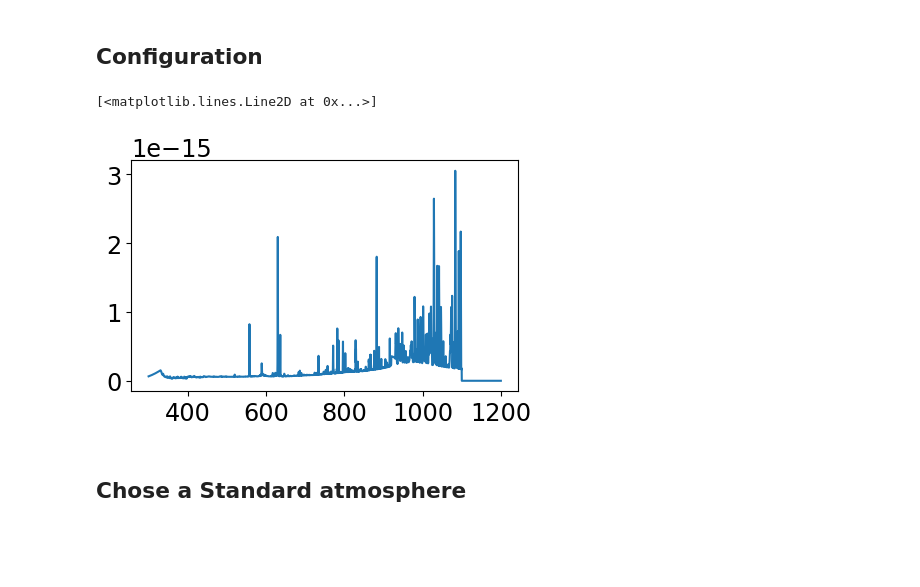
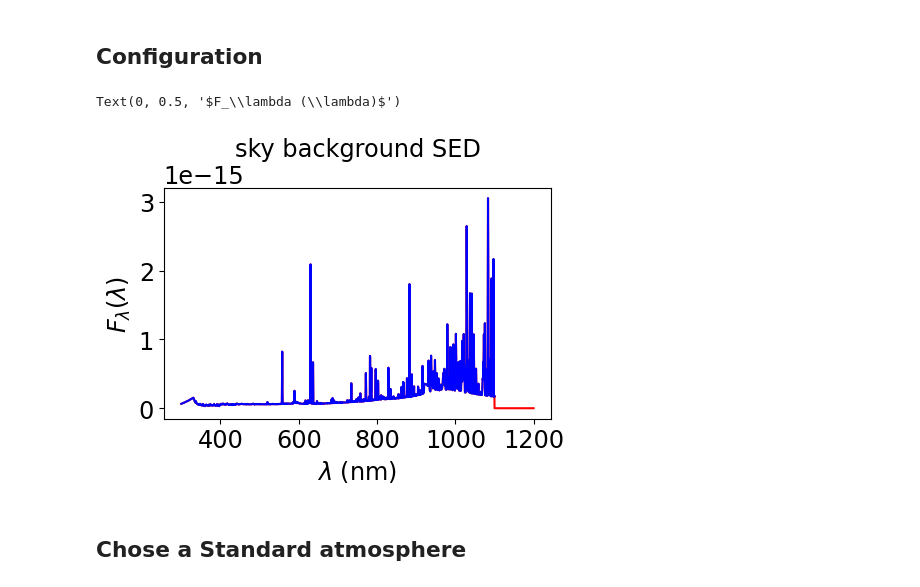
Before and after one commit to sylvielsstfr/RubinLSSTPhotometricCorrTuto, a Jupyter notebook: notebooks/02_PhotometricCorrections/02b_SEDshapeEstimation.ipynb, the cells around one changed output. Cells and saved outputs as stored; diff of their text form; code cells hidden in the pictures; blank space fills up the shorter version.

```diff
--- a/notebooks/02_PhotometricCorrections/02b_SEDshapeEstimation.ipynb
+++ b/notebooks/02_PhotometricCorrections/02b_SEDshapeEstimation.ipynb
@@ -117,12 +117,21 @@ path_rubin_sim_throughput=os.path.join(os.getenv("HOME"),"rubin_sim_data/through
 # %%
 darksky = Sed()
 darksky.readSED_flambda(os.path.join(path_rubin_sim_throughput, 'darksky.dat'))
+# %%
+index_sel = np.where(np.logical_and(darksky.wavelen>=WLMIN,darksky.wavelen<WLMAX))[0]
+wav = darksky.wavelen[index_sel]
+fll = darksky.flambda[index_sel]
+darksel = Sed(wavelen=wav, flambda=fll)
 # %%
 fig, axs = plt.subplots(1,1,figsize=(5,3))
-axs.plot(darksky.wavelen,darksky.flambda)
+axs.plot(darksky.wavelen,darksky.flambda,'r-')
+axs.plot(darksel.wavelen,darksel.flambda,'b-')
+axs.set_title("sky background SED")
+axs.set_xlabel("$\\lambda$ (nm)")
+axs.set_ylabel("$F_\lambda (\lambda)$")
 # %% [output]
-[<matplotlib.lines.Line2D at 0x...>]
+Text(0, 0.5, '$F_\\lambda (\\lambda)$')
-[figure, old version]
+[figure, new version]
 # %% [markdown]
 ## Chose a Standard atmosphere
 # %%
```
Also changed, not shown: parts of 25 cells of this notebook.
